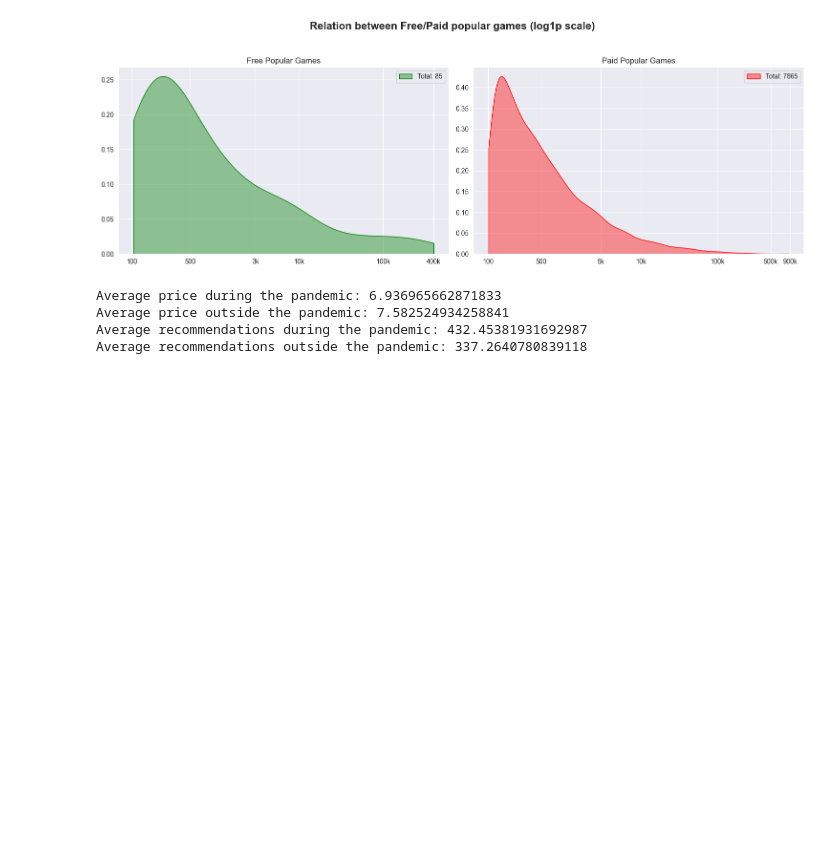
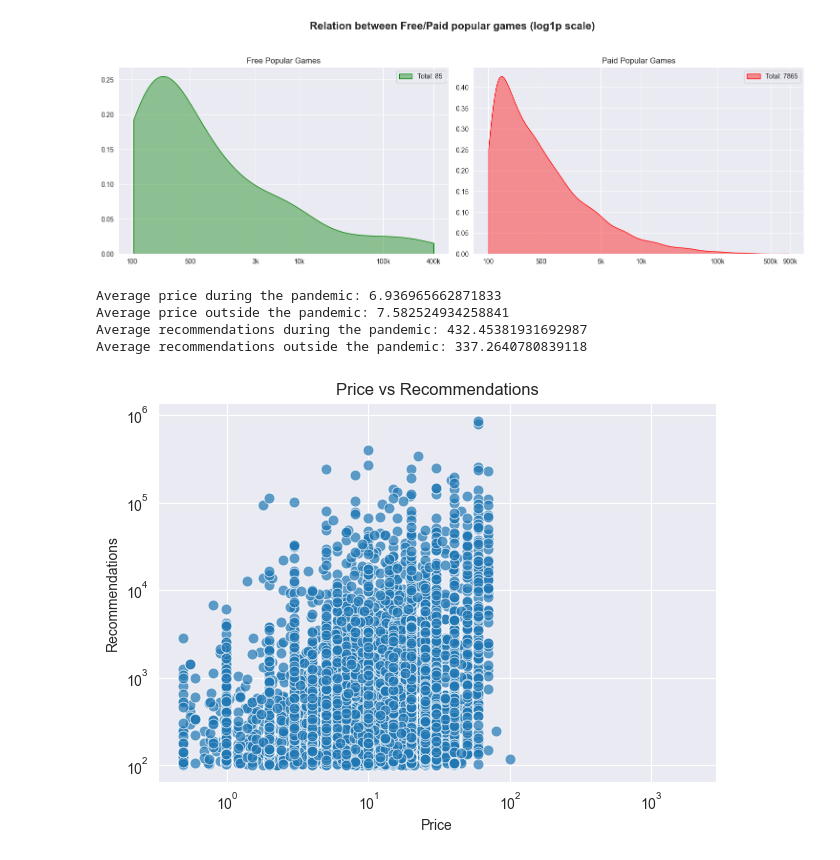
Before and after one commit to MCAlberto55/steam-games-analysis, a Jupyter notebook: notebooks/eda_analysis.ipynb, the cells around one changed output. Drawn from its saved outputs; the diff is of its cells as text; code cells hidden in the pictures; blank space fills up the shorter version.

Commit message:
# Price vs Recommendations analysis

```diff
--- a/notebooks/eda_analysis.ipynb
+++ b/notebooks/eda_analysis.ipynb
@@ -794,3 +791,19 @@ Average price during the pandemic: 6.936965662871833
 Average price outside the pandemic: 7.582524934258841
 Average recommendations during the pandemic: 432.45381931692987
 Average recommendations outside the pandemic: 337.2640780839118
+# %%
+# Price vs Recommendations analysis
+make_plot(
+    plot_type="scatter",
+    data=data,
+    x_col="price",
+    y_col="recommendations",
+    axes=None,
+    title="Price vs Recommendations",
+    xlabel="Price",
+    ylabel="Recommendations",
+    xscale="log",
+    yscale="log",
+)
+# %% [output]
+[figure, added]
```
Also changed, not shown: parts of 2 cells of this notebook.
